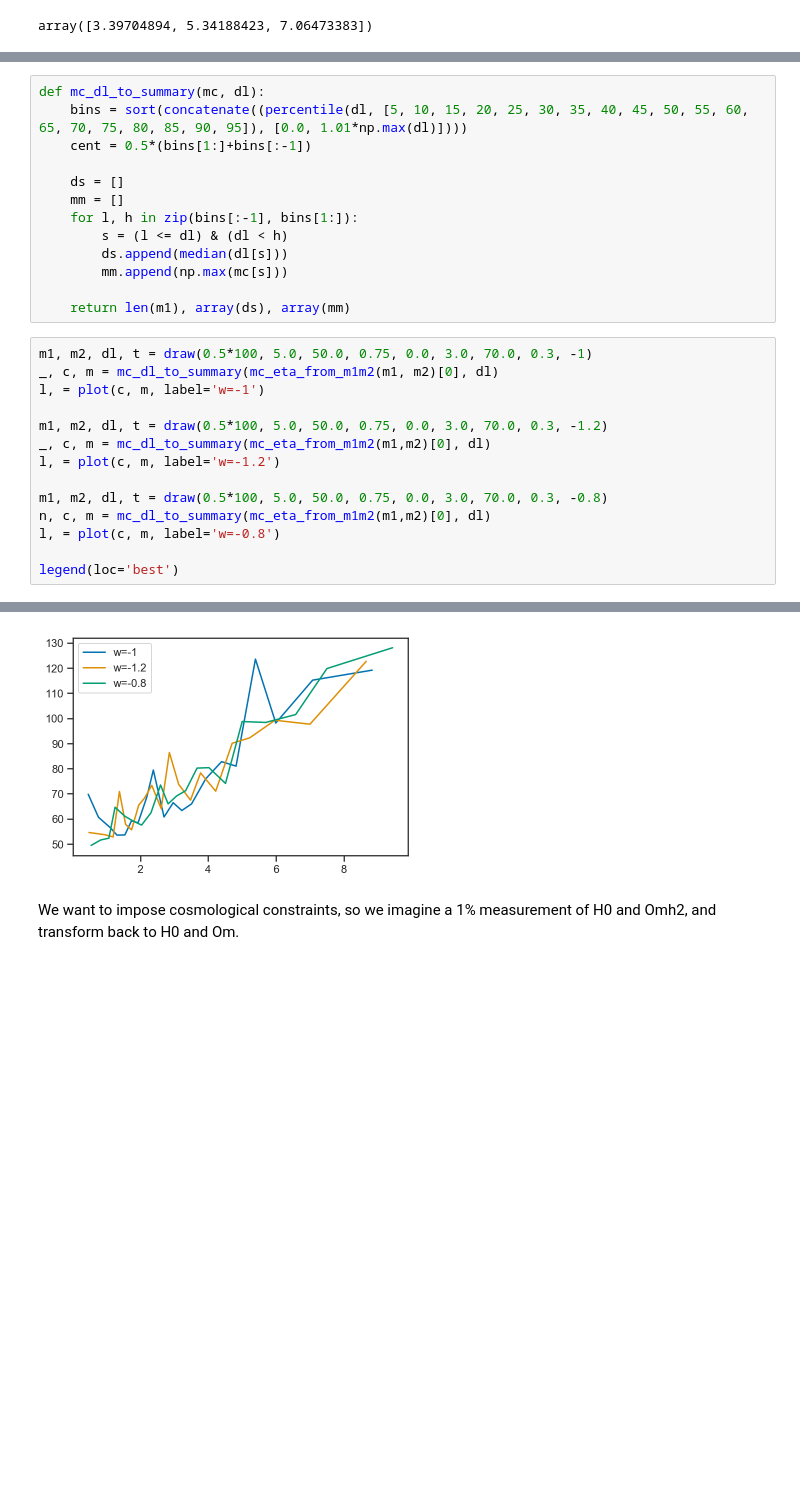
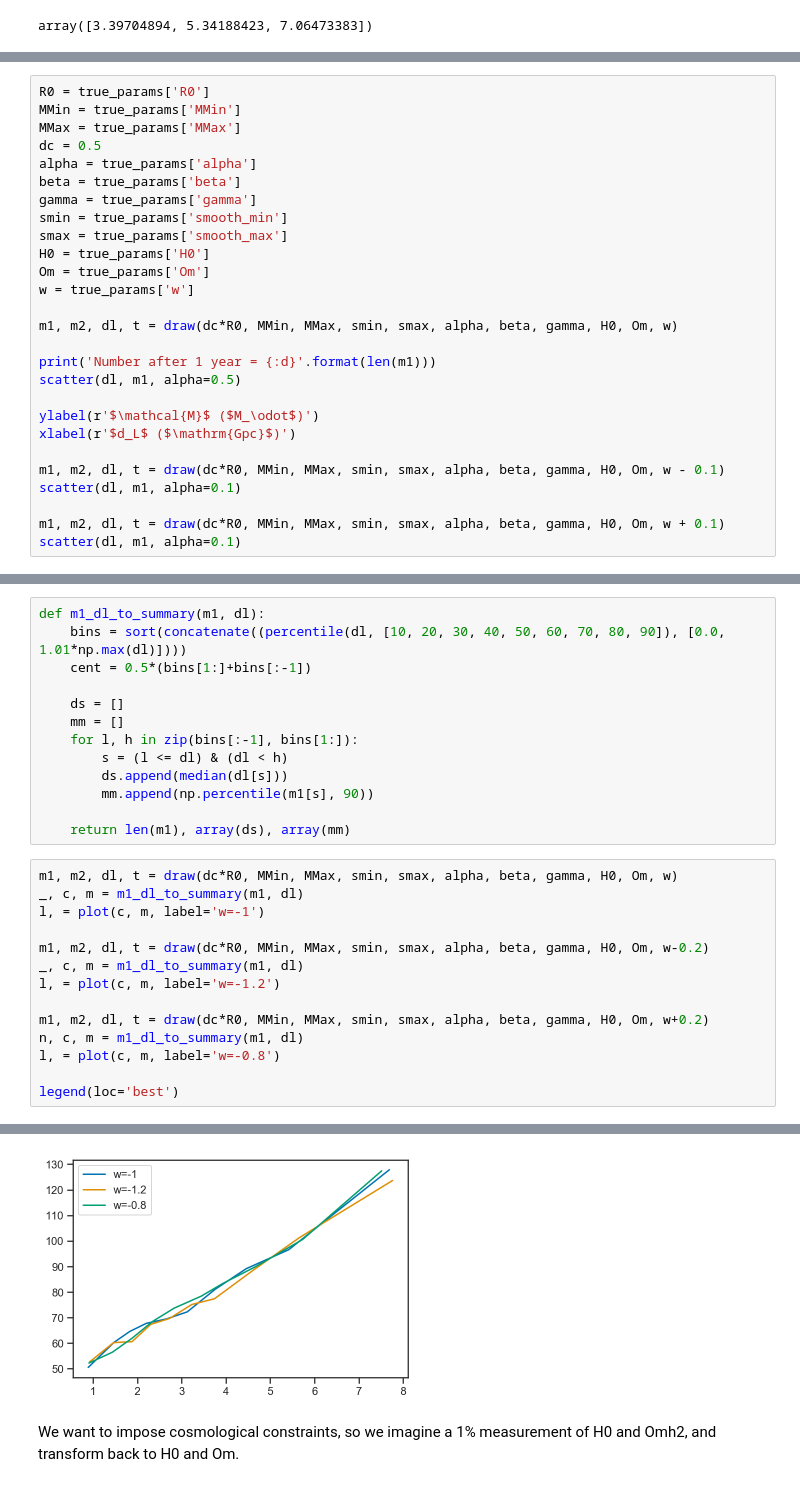
Before and after one commit to farr/PISNLineCosmography, a Jupyter notebook: LFI.ipynb, the cells around one changed output, grey strips where cells are left out. Cells and saved outputs as stored; diff of their text form; blank space fills up the shorter version.

```diff
--- a/LFI.ipynb
+++ b/LFI.ipynb
@@ -148,0 +163,27 @@ Number after 1 year = 1203
+# %%
+R0 = true_params['R0']
+MMin = true_params['MMin']
+MMax = true_params['MMax']
+dc = 0.5
+alpha = true_params['alpha']
+beta = true_params['beta']
+gamma = true_params['gamma']
+smin = true_params['smooth_min']
+smax = true_params['smooth_max']
+H0 = true_params['H0']
+Om = true_params['Om']
+w = true_params['w']
+
+m1, m2, dl, t = draw(dc*R0, MMin, MMax, smin, smax, alpha, beta, gamma, H0, Om, w)
+
+print('Number after 1 year = {:d}'.format(len(m1)))
+scatter(dl, m1, alpha=0.5)
+
+ylabel(r'$\mathcal{M}$ ($M_\odot$)')
+xlabel(r'$d_L$ ($\mathrm{Gpc}$)')
+
+m1, m2, dl, t = draw(dc*R0, MMin, MMax, smin, smax, alpha, beta, gamma, H0, Om, w - 0.1)
+scatter(dl, m1, alpha=0.1)
+
+m1, m2, dl, t = draw(dc*R0, MMin, MMax, smin, smax, alpha, beta, gamma, H0, Om, w + 0.1)
+scatter(dl, m1, alpha=0.1)
@@ -149,6 +194,6 @@ Number after 1 year = 1203
 # %%
-def mc_dl_to_summary(mc, dl):
-    bins = sort(concatenate((percentile(dl, [5, 10, 15, 20, 25, 30, 35, 40, 45, 50, 55, 60, 65, 70, 75, 80, 85, 90, 95]), [0.0, 1.01*np.max(dl)])))
+def m1_dl_to_summary(m1, dl):
+    bins = sort(concatenate((percentile(dl, [10, 20, 30, 40, 50, 60, 70, 80, 90]), [0.0, 1.01*np.max(dl)])))
     cent = 0.5*(bins[1:]+bins[:-1])
 
     ds = []
@@ -156,26 +201,26 @@ def mc_dl_to_summary(mc, dl):
     for l, h in zip(bins[:-1], bins[1:]):
         s = (l <= dl) & (dl < h)
         ds.append(median(dl[s]))
-        mm.append(np.max(mc[s]))
+        mm.append(np.percentile(m1[s], 90))
 
     return len(m1), array(ds), array(mm)
 # %%
-m1, m2, dl, t = draw(0.5*100, 5.0, 50.0, 0.75, 0.0, 3.0, 70.0, 0.3, -1)
-_, c, m = mc_dl_to_summary(mc_eta_from_m1m2(m1, m2)[0], dl)
+m1, m2, dl, t = draw(dc*R0, MMin, MMax, smin, smax, alpha, beta, gamma, H0, Om, w)
+_, c, m = m1_dl_to_summary(m1, dl)
 l, = plot(c, m, label='w=-1')
 
-m1, m2, dl, t = draw(0.5*100, 5.0, 50.0, 0.75, 0.0, 3.0, 70.0, 0.3, -1.2)
-_, c, m = mc_dl_to_summary(mc_eta_from_m1m2(m1,m2)[0], dl)
+m1, m2, dl, t = draw(dc*R0, MMin, MMax, smin, smax, alpha, beta, gamma, H0, Om, w-0.2)
+_, c, m = m1_dl_to_summary(m1, dl)
 l, = plot(c, m, label='w=-1.2')
 
-m1, m2, dl, t = draw(0.5*100, 5.0, 50.0, 0.75, 0.0, 3.0, 70.0, 0.3, -0.8)
-n, c, m = mc_dl_to_summary(mc_eta_from_m1m2(m1,m2)[0], dl)
+m1, m2, dl, t = draw(dc*R0, MMin, MMax, smin, smax, alpha, beta, gamma, H0, Om, w+0.2)
+n, c, m = m1_dl_to_summary(m1, dl)
 l, = plot(c, m, label='w=-0.8')
 
 legend(loc='best')
 # %% [output]
 <matplotlib.legend.Legend at 0x...>
-[figure, old version]
+[figure, new version]
 # %% [markdown]
 We want to impose cosmological constraints, so we imagine a 1% measurement of H0 and Omh2, and transform back to H0 and Om.
 # %%
```
Also changed, not shown: parts of 15 cells of this notebook.
